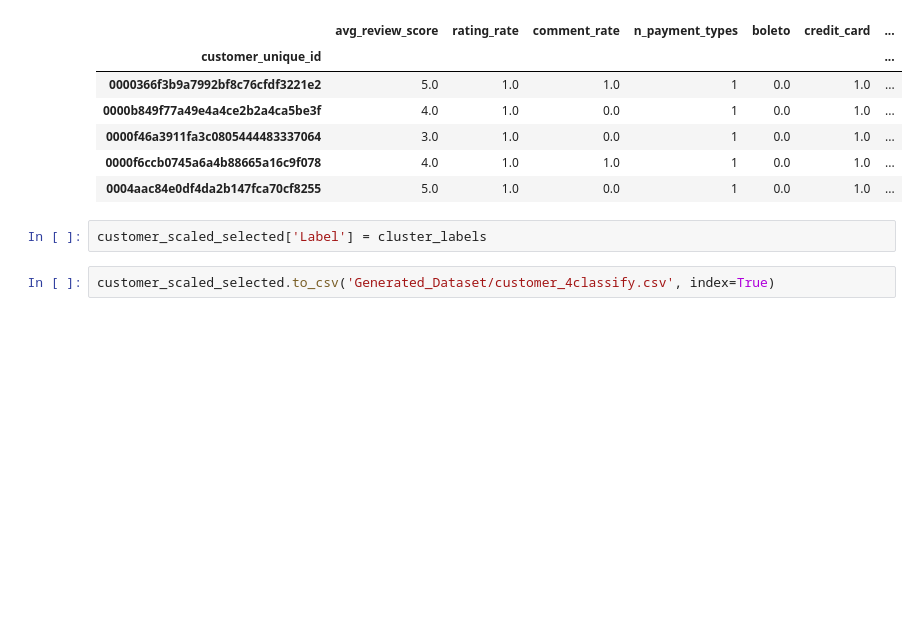
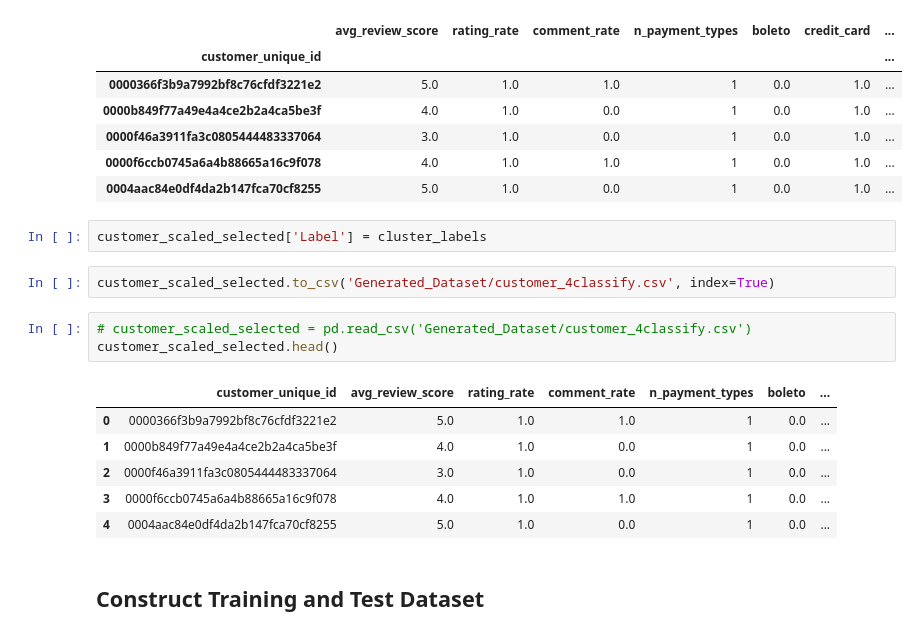
Before and after one commit to CherryLIUxj/Customer-Analysis-Based-On-Olist, a Jupyter notebook: SI618_projectIII.ipynb, the cells around one changed output. Saved outputs shown, nothing was run; the diff lists cells and outputs as text; blank space fills up the shorter version.

```diff
--- a/SI618_projectIII.ipynb
+++ b/SI618_projectIII.ipynb
@@ -1208,3 +1198,15 @@ customer_scaled_selected.head()
 customer_scaled_selected['Label'] = cluster_labels
 # %%
 customer_scaled_selected.to_csv('Generated_Dataset/customer_4classify.csv', index=True)
+# %%
+# customer_scaled_selected = pd.read_csv('Generated_Dataset/customer_4classify.csv')
+customer_scaled_selected.head()
+# %% [output]
+|  | customer_unique_id | avg_review_score | rating_rate | comment_rate | n_payment_types | boleto | ... |
+| 0 | 0000366f3b9a7992bf8c76cfdf3221e2 | 5.0 | 1.0 | 1.0 | 1 | 0.0 | ... |
+| 1 | 0000b849f77a49e4a4ce2b2a4ca5be3f | 4.0 | 1.0 | 0.0 | 1 | 0.0 | ... |
+| 2 | 0000f46a3911fa3c0805444483337064 | 3.0 | 1.0 | 0.0 | 1 | 0.0 | ... |
+| 3 | 0000f6ccb0745a6a4b88665a16c9f078 | 4.0 | 1.0 | 1.0 | 1 | 0.0 | ... |
+| 4 | 0004aac84e0df4da2b147fca70cf8255 | 5.0 | 1.0 | 0.0 | 1 | 0.0 | ... |
+# %% [markdown]
+## Construct Training and Test Dataset
```
Also changed, not shown: parts of 19 cells of this notebook.
